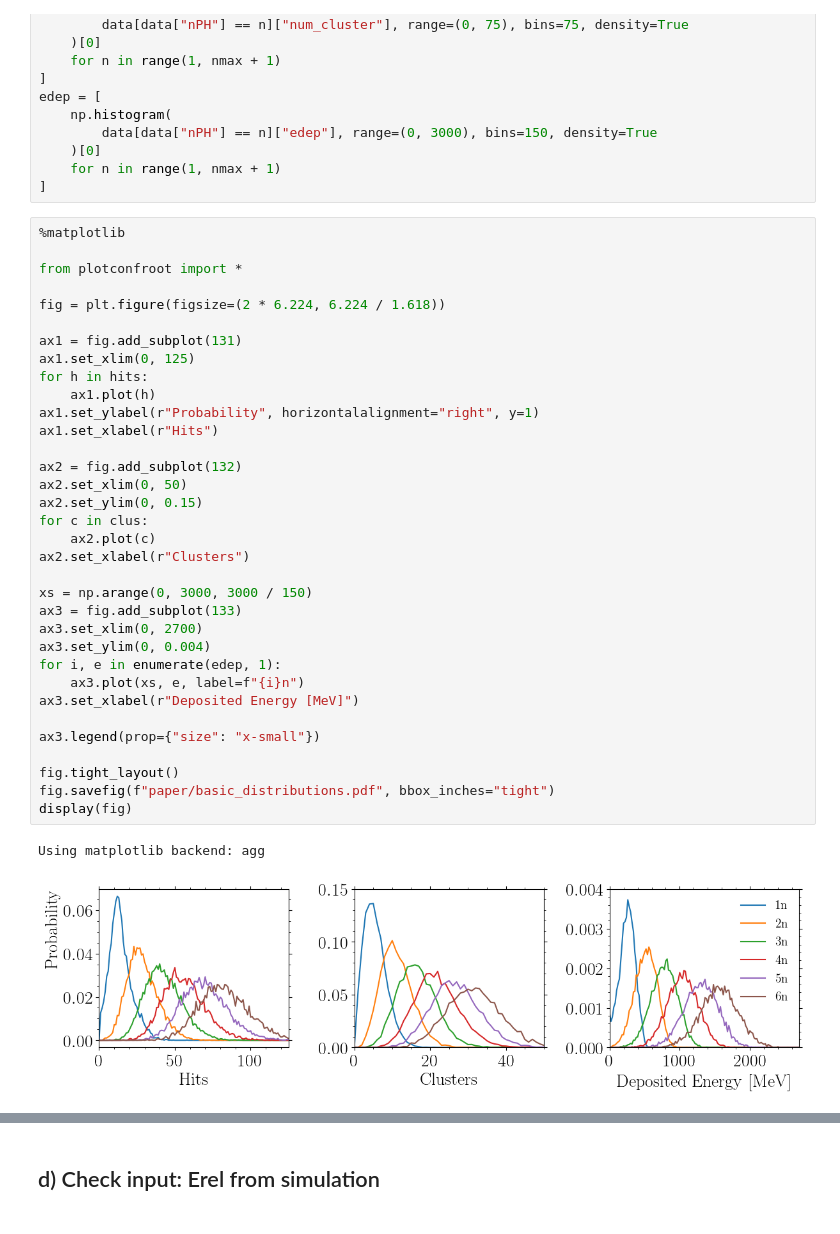
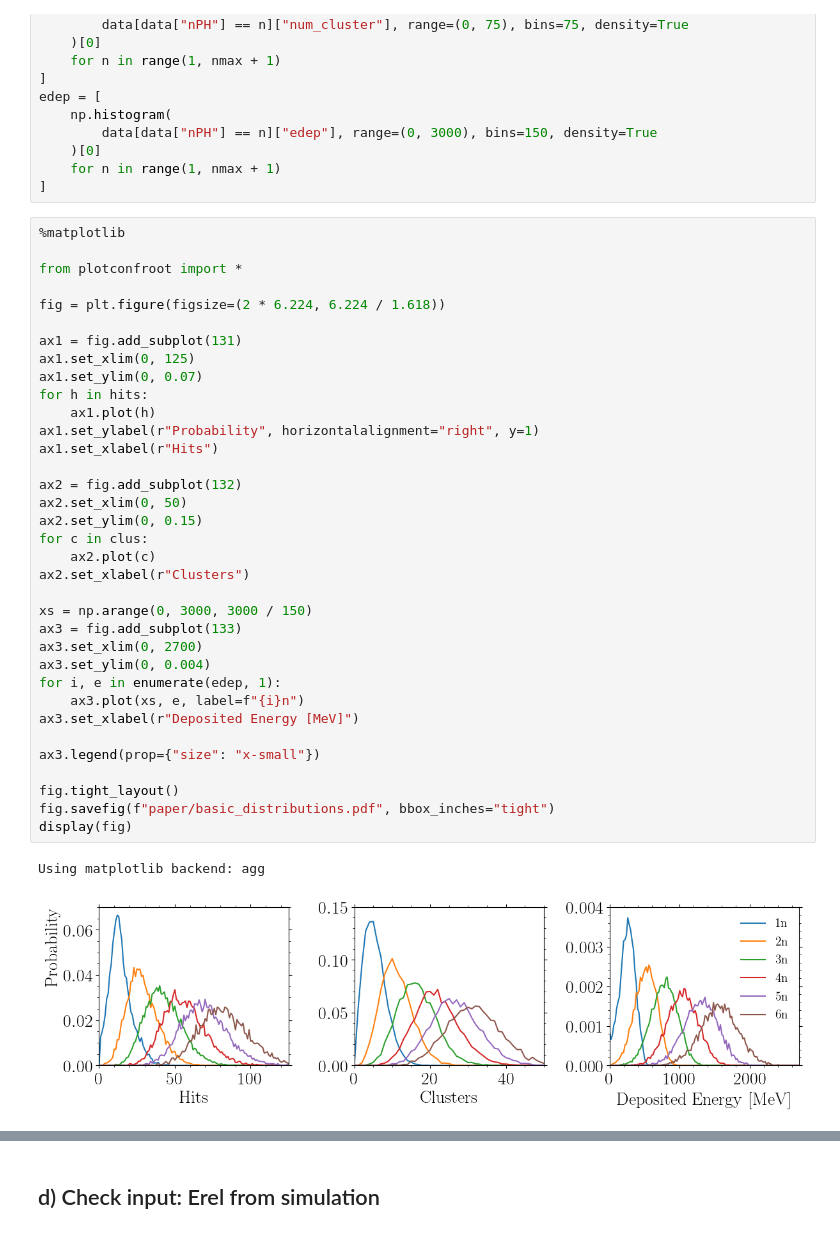
Before and after one commit to janmayer/NeuLAND-132Sn, a Jupyter notebook: 02-digitize.ipynb, the cells around one changed output, grey strips where cells are left out. Saved outputs shown, nothing was run; the diff lists cells and outputs as text.

```diff
--- a/02-digitize.ipynb
+++ b/02-digitize.ipynb
@@ -180,31 +180,32 @@ fig = plt.figure(figsize=(2 * 6.224, 6.224 / 1.618))
 
 ax1 = fig.add_subplot(131)
 ax1.set_xlim(0, 125)
+ax1.set_ylim(0, 0.07)
 for h in hits:
     ax1.plot(h)
 ax1.set_ylabel(r"Probability", horizontalalignment="right", y=1)
 ax1.set_xlabel(r"Hits")
 
 ax2 = fig.add_subplot(132)
 ax2.set_xlim(0, 50)
 ax2.set_ylim(0, 0.15)
 for c in clus:
     ax2.plot(c)
 ax2.set_xlabel(r"Clusters")
 
 xs = np.arange(0, 3000, 3000 / 150)
 ax3 = fig.add_subplot(133)
 ax3.set_xlim(0, 2700)
 ax3.set_ylim(0, 0.004)
 for i, e in enumerate(edep, 1):
     ax3.plot(xs, e, label=f"{i}n")
 ax3.set_xlabel(r"Deposited Energy [MeV]")
 
 ax3.legend(prop={"size": "x-small"})
 
 fig.tight_layout()
 fig.savefig(f"paper/basic_distributions.pdf", bbox_inches="tight")
 display(fig)
 # %% [output]
 Using matplotlib backend: agg
-[figure, old version]
+[figure, new version]
```
Also changed, not shown: parts of 4 cells of this notebook, 8 other files.
